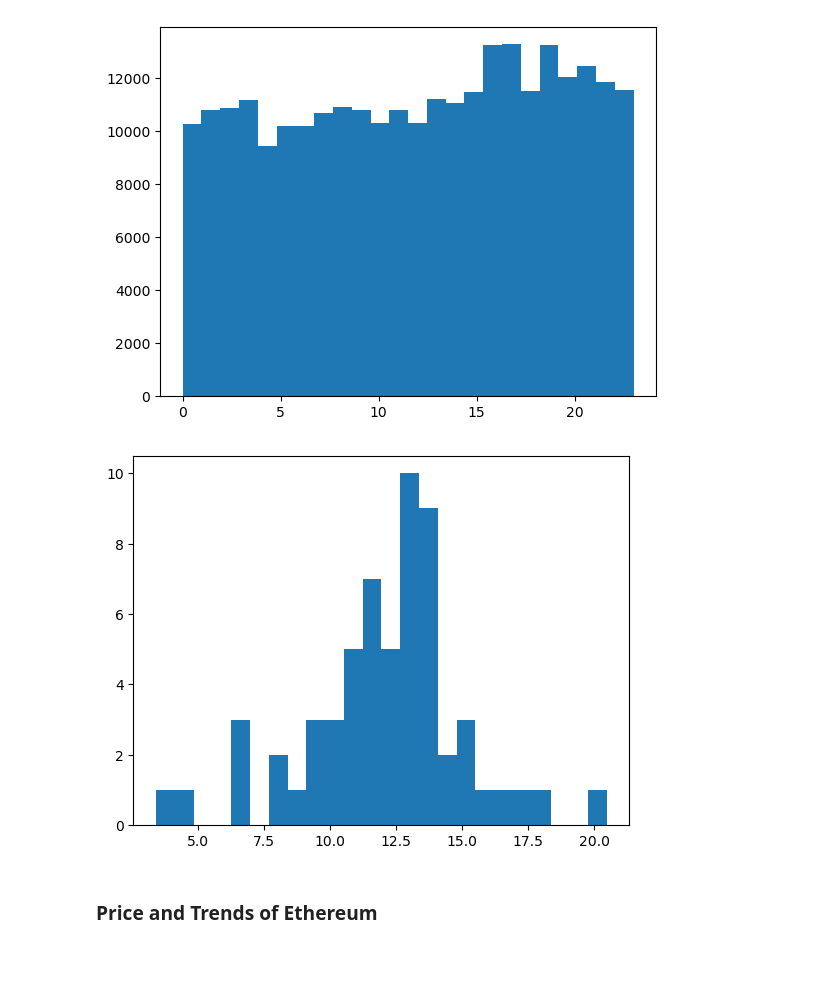
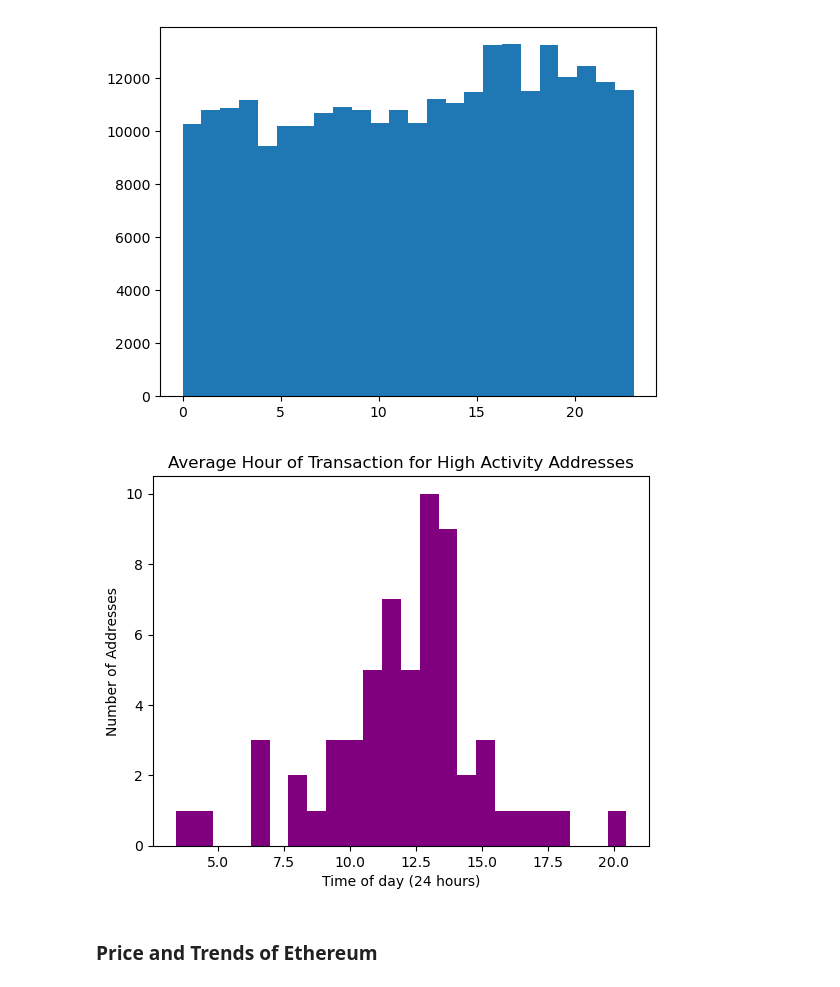
Before and after one commit to mcdunleatate/capstone_project, a Jupyter notebook: code/EDA.ipynb, the cells around one changed output. Cells and saved outputs as stored; diff of their text form; code cells hidden in the pictures; blank space fills up the shorter version.

```diff
--- a/code/EDA.ipynb
+++ b/code/EDA.ipynb
@@ -139,16 +167,19 @@ plt.hist(trans_data[trans_data['contractAddress'] == 'no_contract']['hoursOfthed
 # %%
 
 highActiviityaddresses = list(trans_data['from'].value_counts()[:60].index)
 from_group = trans_data.groupby('from')
 avg_time = []
 for i in highActiviityaddresses:
     current_address = from_group.get_group(i)
     avg_time.append(current_address['hoursOftheday'].mean())
 
-
-plt.hist(avg_time, bins = 24);
+plt.hist(avg_time, bins = 24, color='purple');
+plt.title('Average Hour of Transaction for High Activity Addresses')
+plt.xlabel('Time of day (24 hours)')
+plt.ylabel('Number of Addresses')
+plt.savefig('../images/Avg_hour_high_act.png')
 # %% [output]
-[figure, old version]
+[figure, new version]
 # %% [markdown]
 ### Price and Trends of Ethereum
 # %%
```
Also changed, not shown: parts of 10 cells of this notebook.
